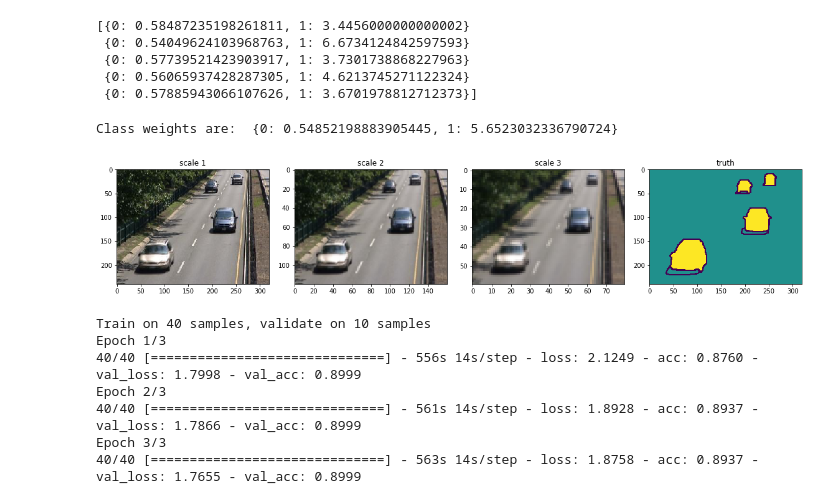
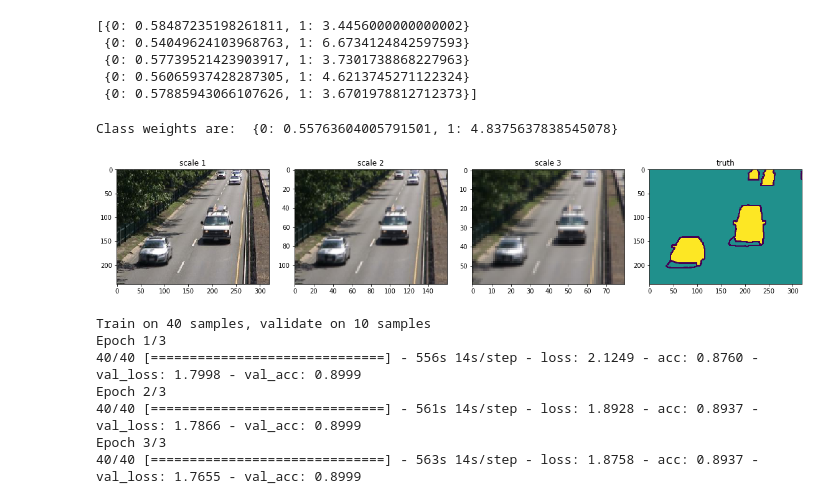
Before and after one commit to zengzhi2015/FgSegNet, a Jupyter notebook: FgSegNet/Notebook_based_debugging.ipynb, the cells around one changed output. Saved outputs shown, nothing was run; the diff lists cells and outputs as text; code cells hidden in the pictures.

```diff
--- a/FgSegNet/Notebook_based_debugging.ipynb
+++ b/FgSegNet/Notebook_based_debugging.ipynb
@@ -479,27 +473,27 @@ print(cls_weight_list[0:5])
 # %%
 import matplotlib.pyplot as plt
 # %%
-temp_sample_index = 20;
+temp_sample_index = 45;
 
 fig = plt.figure(figsize=(16,5))
 
 fig.add_subplot(1,4,1)
 plt.title('scale 1')
 plt.imshow(scale1[temp_sample_index]/255.)
 fig.add_subplot(1,4,2)
 plt.title('scale 2')
 plt.imshow(scale2[temp_sample_index])
 fig.add_subplot(1,4,3)
 plt.title('scale 3')
 plt.imshow(scale3[temp_sample_index])
 fig.add_subplot(1,4,4)
 plt.title('truth')
 plt.imshow(Y[temp_sample_index,:,:,0])
 fig.tight_layout()
 print('Class weights are: ',cls_weight_list[temp_sample_index])
 # %% [output]
-Class weights are:  {0: 0.54852198883905445, 1: 5.6523032336790724}
+Class weights are:  {0: 0.55763604005791501, 1: 4.8375637838545078}
-[figure, old version]
+[figure, new version]
 # %%
 def train(results, scene, mdl_path, log_dir, vgg_weights_path):
 
```
Also changed, not shown: parts of 1 cell of this notebook.
